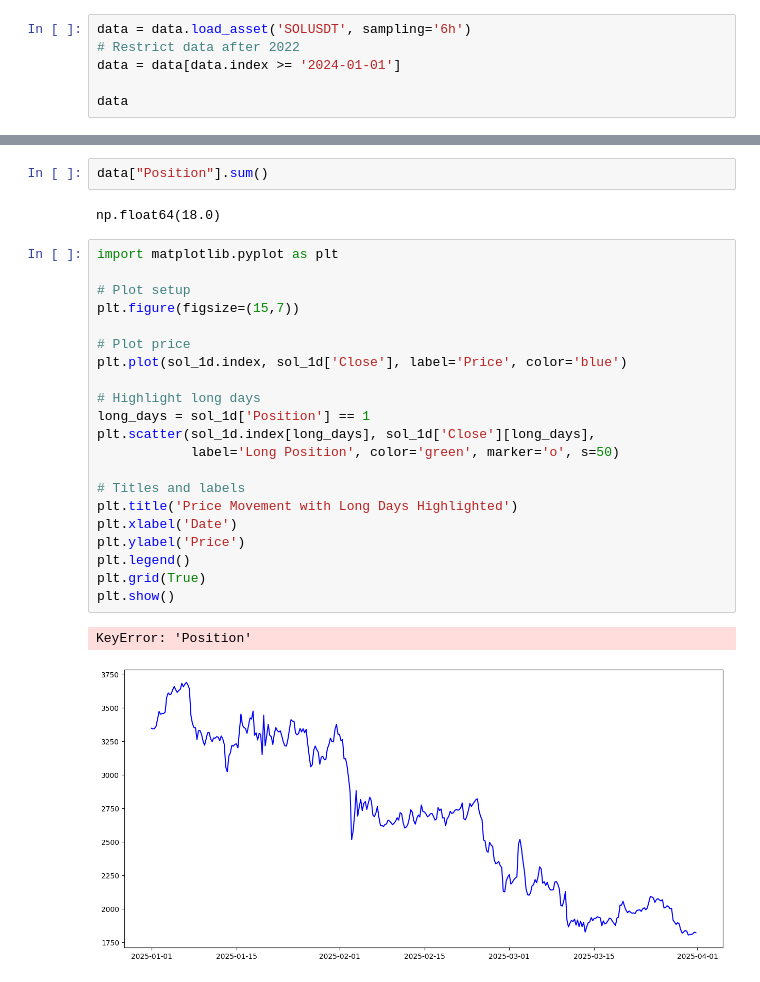
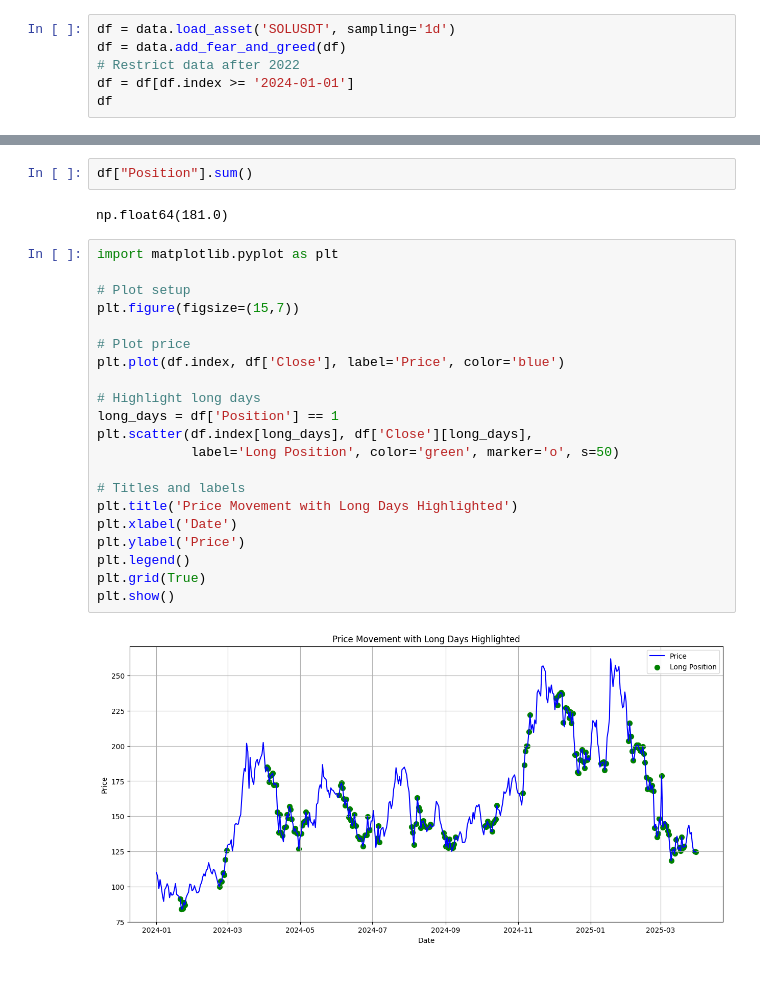
Before and after one commit to iancadev/crypto, a Jupyter notebook: AAA_Thursday1/mean_reversion.ipynb, the cells around one changed output, grey strips where cells are left out. Saved outputs shown, nothing was run; the diff lists cells and outputs as text.

```diff
--- a/AAA_Thursday1/mean_reversion.ipynb
+++ b/AAA_Thursday1/mean_reversion.ipynb
@@ -8,9 +8,9 @@ importlib.reload(data)
 # %%
-data = data.load_asset('SOLUSDT', sampling='6h')
+df = data.load_asset('SOLUSDT', sampling='1d')
+df = data.add_fear_and_greed(df)
 # Restrict data after 2022
-data = data[data.index >= '2024-01-01']
-
-data
+df = df[df.index >= '2024-01-01']
+df
 # %% [output]
 |  | Open | High | Low | Close | Volume | Quote asset volume | Number of trades | ... |
 | Open time |  |  |  |  |  |  |  | ... |
@@ -116,29 +170,28 @@ plt.show()
 # %%
-data["Position"].sum()
+df["Position"].sum()
 # %% [output]
-np.float64(18.0)
+np.float64(181.0)
 # %%
 import matplotlib.pyplot as plt
 
 # Plot setup
 plt.figure(figsize=(15,7))
 
 # Plot price
-plt.plot(sol_1d.index, sol_1d['Close'], label='Price', color='blue')
+plt.plot(df.index, df['Close'], label='Price', color='blue')
 
 # Highlight long days
-long_days = sol_1d['Position'] == 1
-plt.scatter(sol_1d.index[long_days], sol_1d['Close'][long_days],
+long_days = df['Position'] == 1
+plt.scatter(df.index[long_days], df['Close'][long_days],
             label='Long Position', color='green', marker='o', s=50)
 
 # Titles and labels
 plt.title('Price Movement with Long Days Highlighted')
 plt.xlabel('Date')
 plt.ylabel('Price')
 plt.legend()
 plt.grid(True)
 plt.show()
 # %% [output]
-KeyError: 'Position'
-[figure, old version]
+[figure, new version]
 # %%
```
Also changed, not shown: parts of 4 cells of this notebook.
